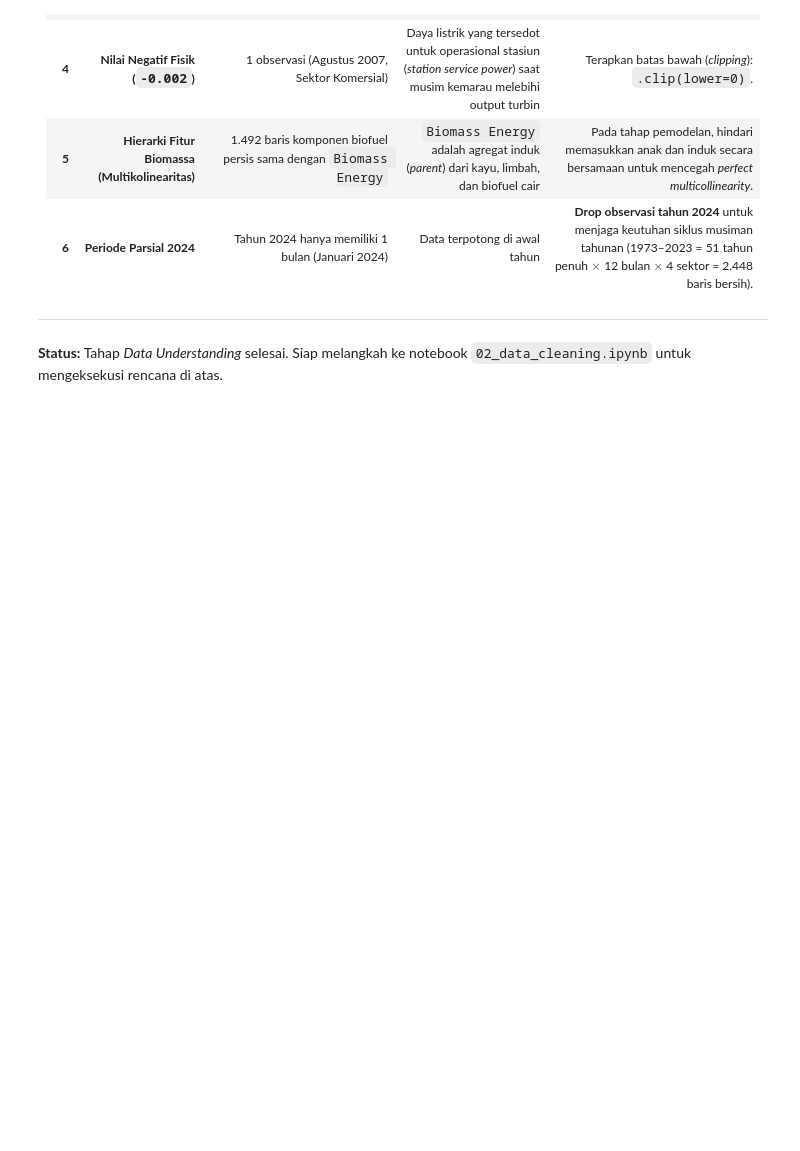
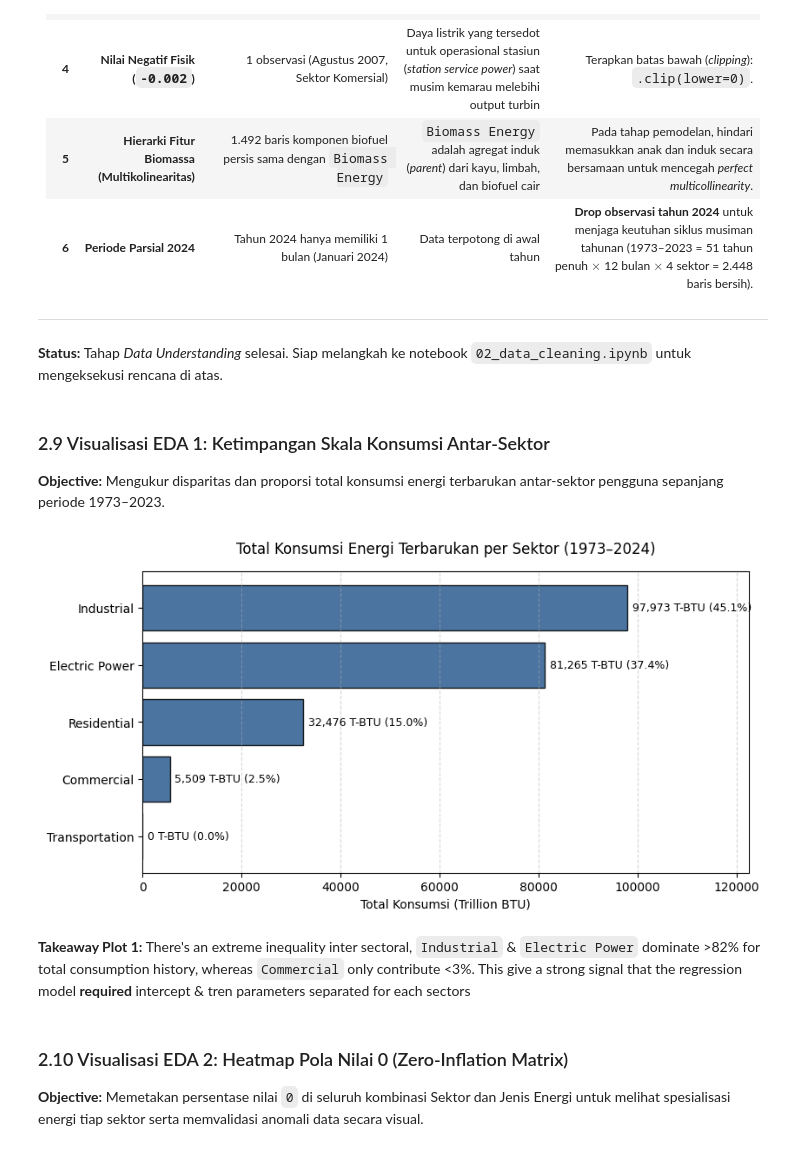
Before and after one commit to MichaelB232/41_IF-D_KataAnissaBebas, a Jupyter notebook: notebooks/01_data_understanding.ipynb, the cells around one changed output. Drawn from its saved outputs; the diff is of its cells as text; code cells hidden in the pictures; blank space fills up the shorter version.

Commit message:
docs(eda): add visualization for better EDA

```diff
--- a/notebooks/01_data_understanding.ipynb
+++ b/notebooks/01_data_understanding.ipynb
@@ -270,3 +270,37 @@ Berdasarkan audit forensik pada tahap *Data Understanding*, berikut adalah rangk
 
 ---
 **Status:** Tahap *Data Understanding* selesai. Siap melangkah ke notebook `02_data_cleaning.ipynb` untuk mengeksekusi rencana di atas.
+# %% [markdown]
+### 2.9 Visualisasi EDA 1: Ketimpangan Skala Konsumsi Antar-Sektor
+**Objective:** Mengukur disparitas dan proporsi total konsumsi energi terbarukan antar-sektor pengguna sepanjang periode 1973–2023.
+# %%
+sector_totals = (
+    raw_df.assign(Sector=raw_df['Sector'].replace({'Commerical': 'Commercial'}))
+    .groupby('Sector')['Total Renewable Energy']
+    .sum()
+    .sort_values(ascending=False)
+)
+plt.figure(figsize=(9, 4.5))
+bars = plt.barh(sector_totals.index, sector_totals.values, color='#2b5c8f', edgecolor='black', alpha=0.85)
+
+total_all = sector_totals.sum()
+for bar in bars:
+    width = bar.get_width()
+    pct = (width / total_all) * 100
+    plt.text(width + 1000, bar.get_y() + bar.get_height()/2,
+             f'{width:,.0f} T-BTU ({pct:.1f}%)',
+             va='center', fontsize=9)
+
+plt.title('Total Konsumsi Energi Terbarukan per Sektor (1973–2024)', pad=15)
+plt.xlabel('Total Konsumsi (Trillion BTU)', fontsize=10)
+plt.xlim(0, sector_totals.max() * 1.25)
+plt.gca().invert_yaxis()
+plt.grid(axis='x', linestyle='--', alpha=0.5)
+plt.show()
+# %% [output]
+[figure, added]
+# %% [markdown]
+**Takeaway Plot 1:** There's an extreme inequality inter sectoral, `Industrial` & `Electric Power` dominate >82% for total consumption history, whereas `Commercial` only contribute <3%. This give a strong signal that the regression model **required** intercept & tren parameters separated for each sectors
+# %% [markdown]
+### 2.10 Visualisasi EDA 2: Heatmap Pola Nilai 0 (Zero-Inflation Matrix)
+**Objective:** Memetakan persentase nilai `0` di seluruh kombinasi Sektor dan Jenis Energi untuk melihat spesialisasi energi tiap sektor serta memvalidasi anomali data secara visual.
```
Also changed, not shown: parts of 7 cells of this notebook.
